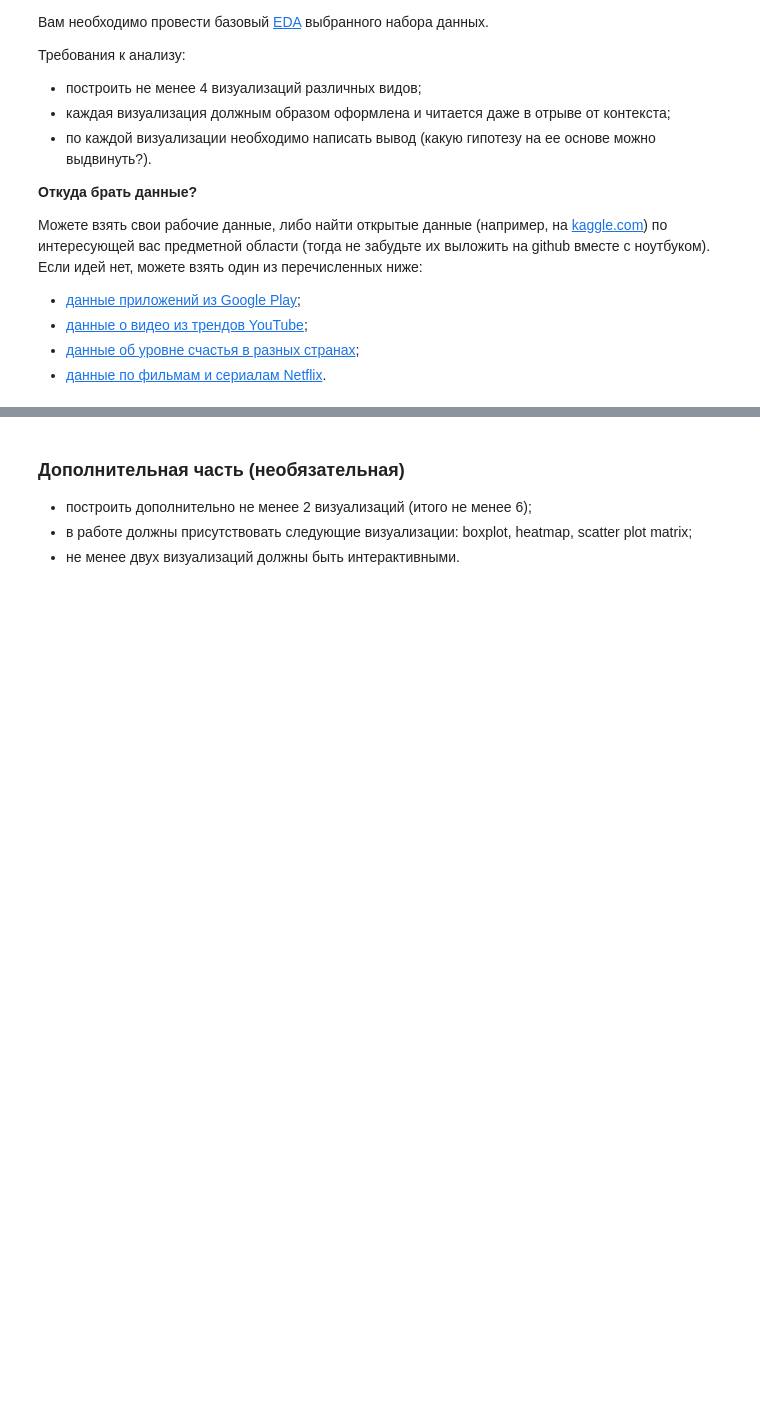
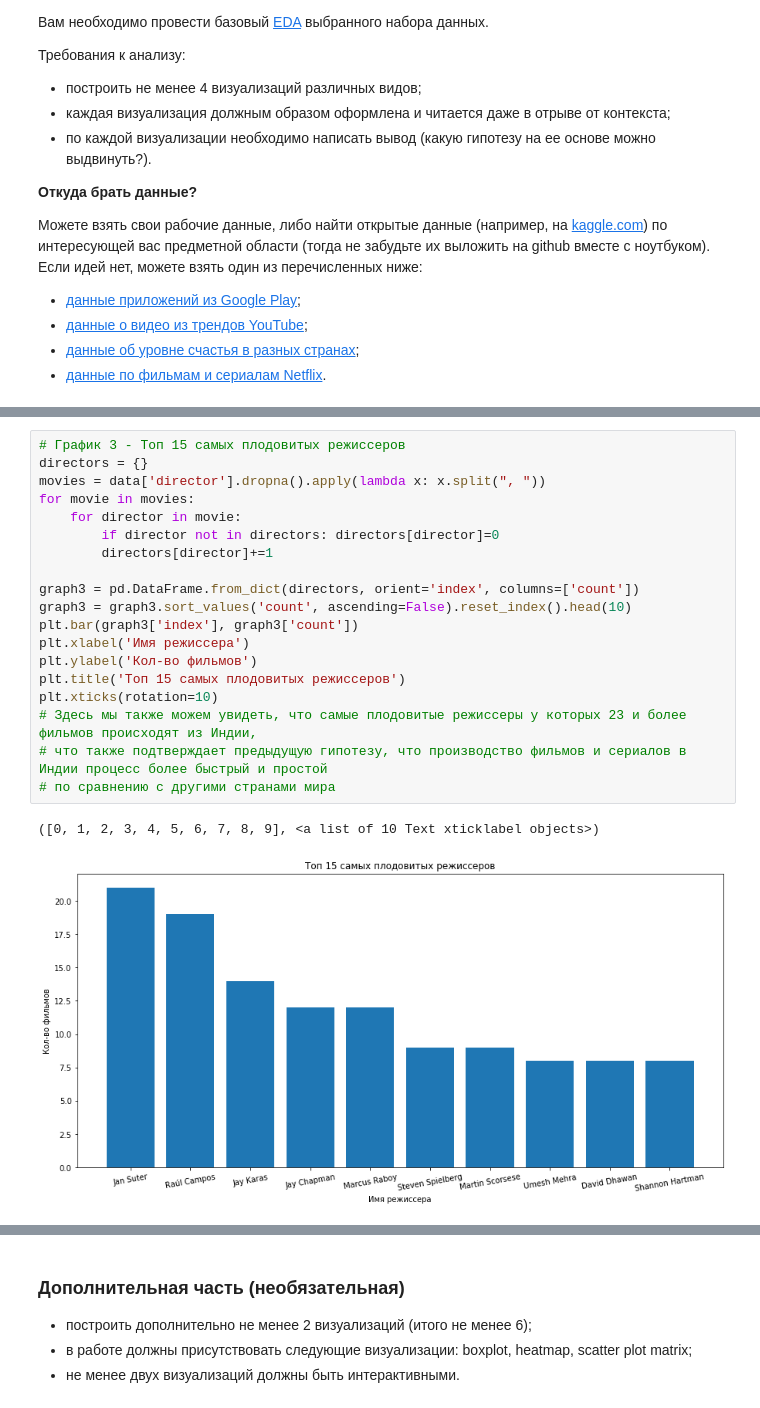
Before and after one commit to iamdenizzz/pyda-10, a Jupyter notebook: 15/Homework_15.ipynb, the cells around one changed output, grey strips where cells are left out. Drawn from its saved outputs; the diff is of its cells as text; blank space fills up the shorter version.

```diff
--- a/15/Homework_15.ipynb
+++ b/15/Homework_15.ipynb
@@ -80,0 +79,22 @@ plt.grid()
+# %%
+# График 3 - Топ 15 самых плодовитых режиссеров
+directors = {}
+movies = data['director'].dropna().apply(lambda x: x.split(", "))
+for movie in movies:
+    for director in movie:
+        if director not in directors: directors[director]=0
+        directors[director]+=1
+
+graph3 = pd.DataFrame.from_dict(directors, orient='index', columns=['count'])
+graph3 = graph3.sort_values('count', ascending=False).reset_index().head(10)
+plt.bar(graph3['index'], graph3['count'])
+plt.xlabel('Имя режиссера')
+plt.ylabel('Кол-во фильмов')
+plt.title('Топ 15 самых плодовитых режиссеров')
+plt.xticks(rotation=10)
+# Здесь мы также можем увидеть, что самые плодовитые режиссеры у которых 23 и более фильмов происходят из Индии,
+# что также подтверждает предыдущую гипотезу, что производство фильмов и сериалов в Индии процесс более быстрый и простой
+# по сравнению с другими странами мира
+# %% [output]
+([0, 1, 2, 3, 4, 5, 6, 7, 8, 9], <a list of 10 Text xticklabel objects>)
+[figure, added]
```
Also changed, not shown: parts of 7 cells of this notebook.
